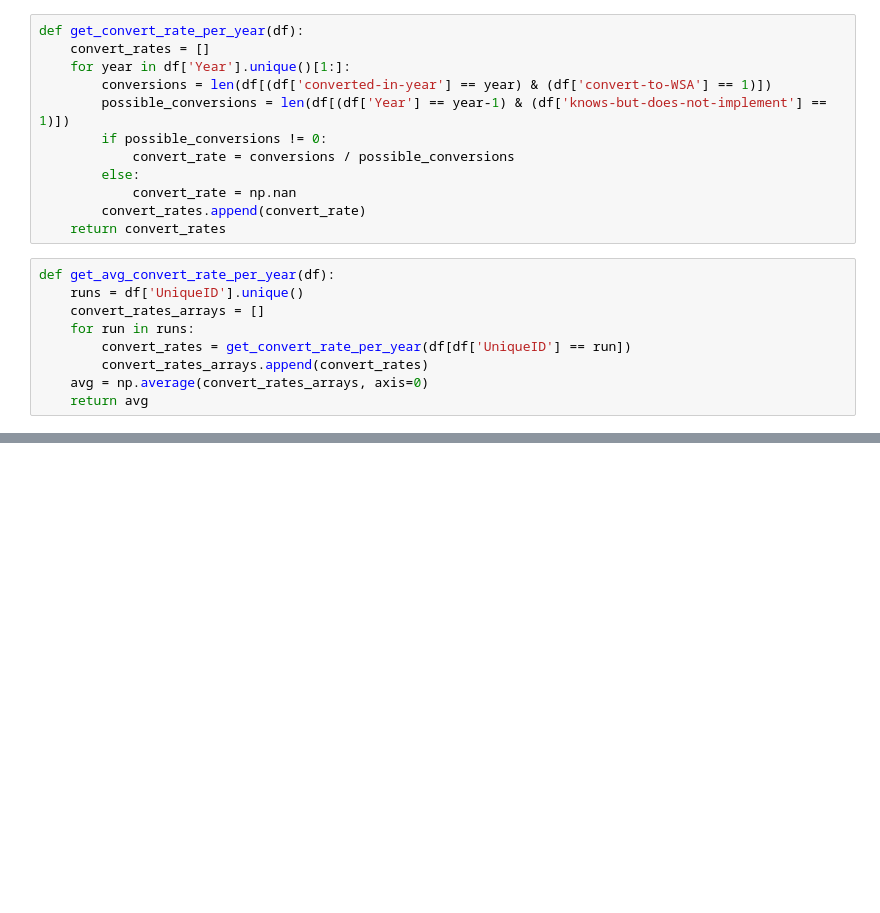
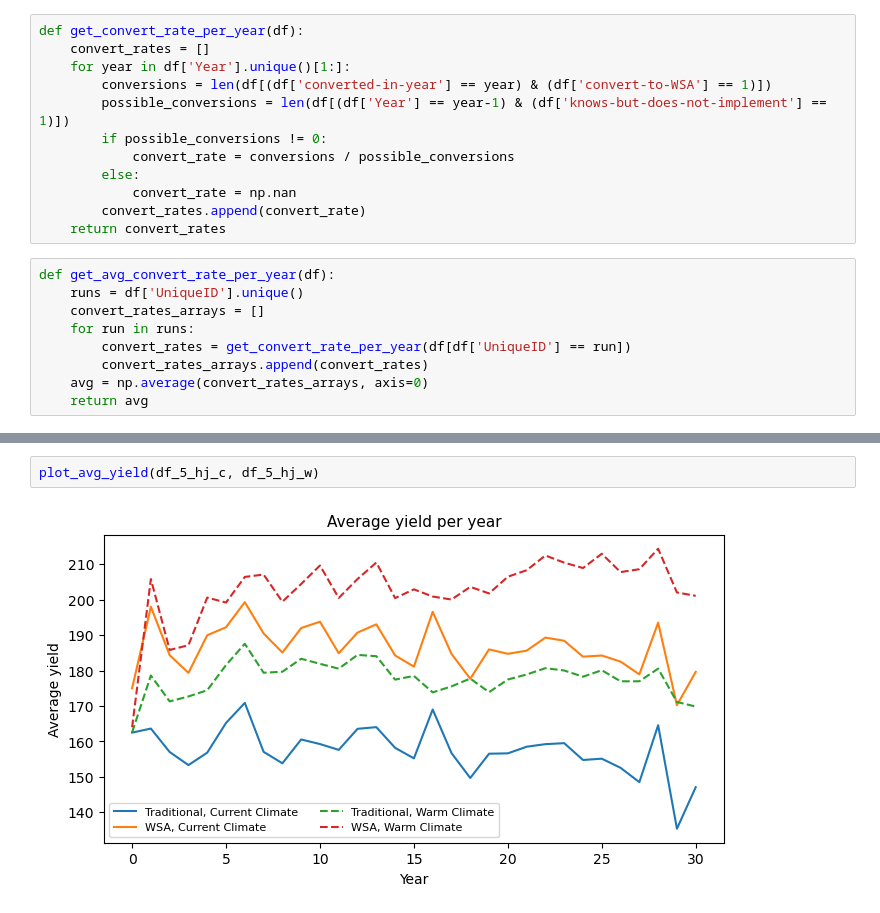
Before and after one commit to WylieMabel/TreesAndThat, a Jupyter notebook: Model Output/data_analysis_3.ipynb, the cells around one changed output, grey strips where cells are left out. Saved outputs shown, nothing was run; the diff lists cells and outputs as text; blank space fills up the shorter version.

```diff
--- a/Model Output/data_analysis_3.ipynb
+++ b/Model Output/data_analysis_3.ipynb
@@ -436,0 +276,4 @@ ax.legend(loc='best')
+# %%
+plot_avg_yield(df_5_hj_c, df_5_hj_w)
+# %% [output]
+[figure, added]
```
Also changed, not shown: parts of 74 cells of this notebook, 7 other files.
